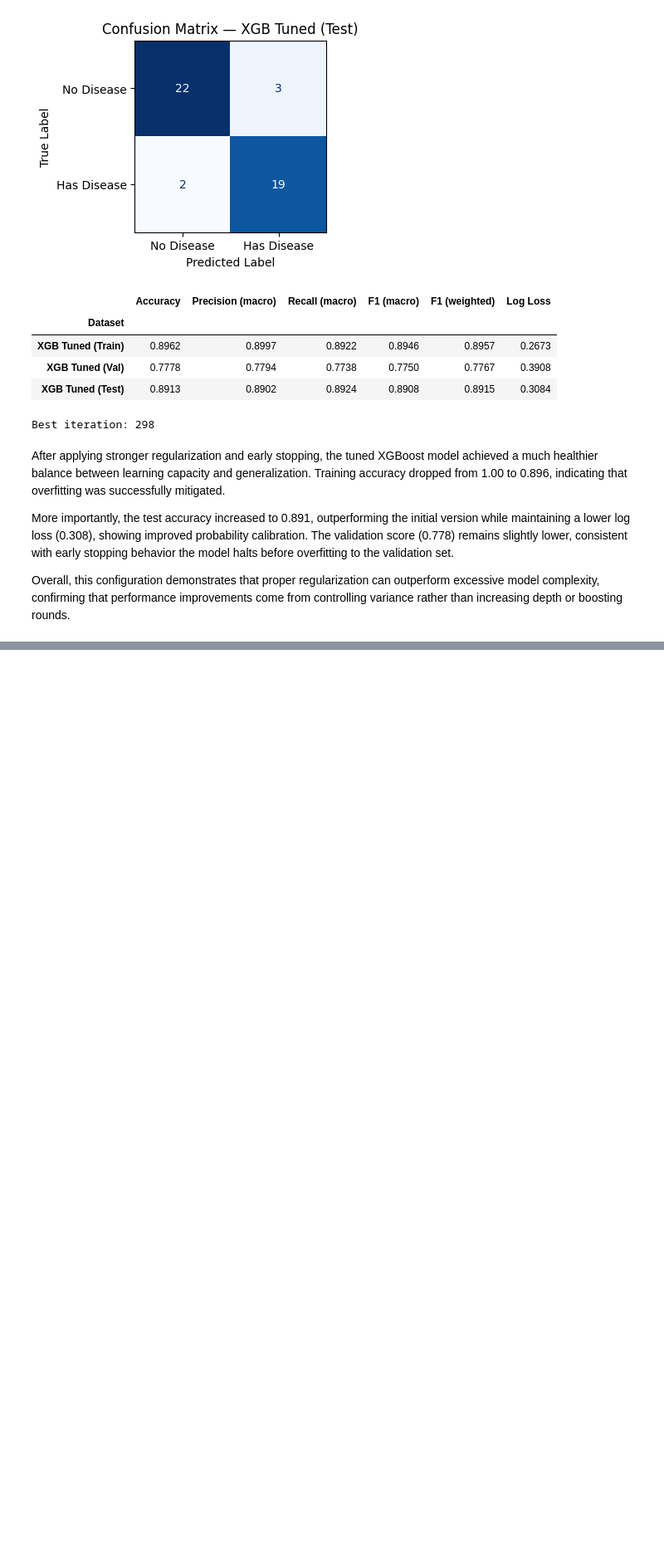
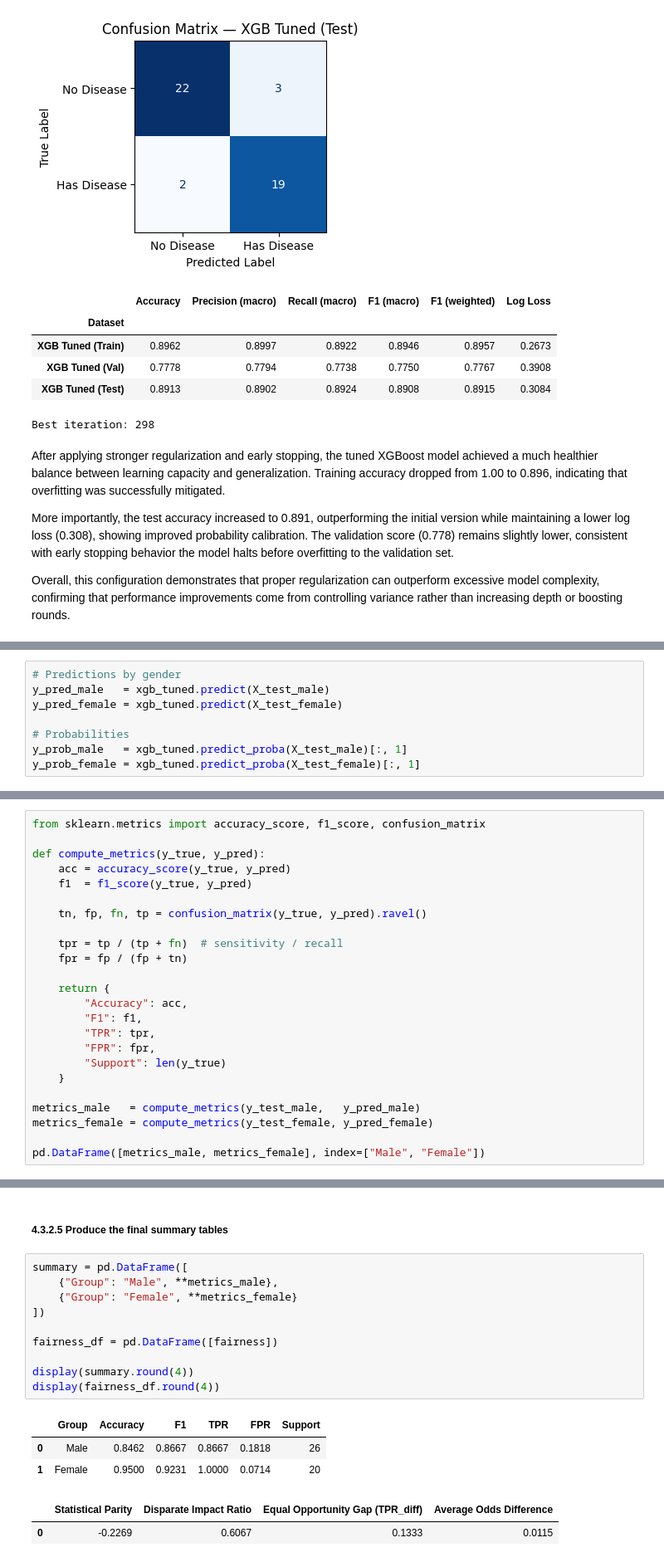
Before and after one commit to Mihalachee/Phenotypic-Bias-in-Heart-Disease-Prediction, a Jupyter notebook: indiviual.ipynb, the cells around one changed output, grey strips where cells are left out. Shown at 83% size. Drawn from its saved outputs; the diff is of its cells as text; blank space fills up the shorter version.

```diff
--- a/indiviual.ipynb
+++ b/indiviual.ipynb
@@ -1374,0 +1450,8 @@ Overall, this configuration demonstrates that proper regularization can outperfo
+# %%
+# Predictions by gender
+y_pred_male   = xgb_tuned.predict(X_test_male)
+y_pred_female = xgb_tuned.predict(X_test_female)
+
+# Probabilities
+y_prob_male   = xgb_tuned.predict_proba(X_test_male)[:, 1]
+y_prob_female = xgb_tuned.predict_proba(X_test_female)[:, 1]
@@ -1374,0 +1460,24 @@ Overall, this configuration demonstrates that proper regularization can outperfo
+# %%
+from sklearn.metrics import accuracy_score, f1_score, confusion_matrix
+
+def compute_metrics(y_true, y_pred):
+    acc = accuracy_score(y_true, y_pred)
+    f1  = f1_score(y_true, y_pred)
+
+    tn, fp, fn, tp = confusion_matrix(y_true, y_pred).ravel()
+
+    tpr = tp / (tp + fn)  # sensitivity / recall
+    fpr = fp / (fp + tn)
+
+    return {
+        "Accuracy": acc,
+        "F1": f1,
+        "TPR": tpr,
+        "FPR": fpr,
+        "Support": len(y_true)
+    }
+
+metrics_male   = compute_metrics(y_test_male,   y_pred_male)
+metrics_female = compute_metrics(y_test_female, y_pred_female)
+
+pd.DataFrame([metrics_male, metrics_female], index=["Male", "Female"])
@@ -1374,0 +1533,18 @@ Overall, this configuration demonstrates that proper regularization can outperfo
+# %% [markdown]
+##### 4.3.2.5 Produce the final summary tables
+# %%
+summary = pd.DataFrame([
+    {"Group": "Male", **metrics_male},
+    {"Group": "Female", **metrics_female}
+])
+
+fairness_df = pd.DataFrame([fairness])
+
+display(summary.round(4))
+display(fairness_df.round(4))
+# %% [output]
+|  | Group | Accuracy | F1 | TPR | FPR | Support |
+| 0 | Male | 0.8462 | 0.8667 | 0.8667 | 0.1818 | 26 |
+| 1 | Female | 0.9500 | 0.9231 | 1.0000 | 0.0714 | 20 |
+|  | Statistical Parity | Disparate Impact Ratio | Equal Opportunity Gap (TPR_diff) | Average Odds Difference |
+| 0 | -0.2269 | 0.6067 | 0.1333 | 0.0115 |
```
Also changed, not shown: parts of 19 cells of this notebook.
